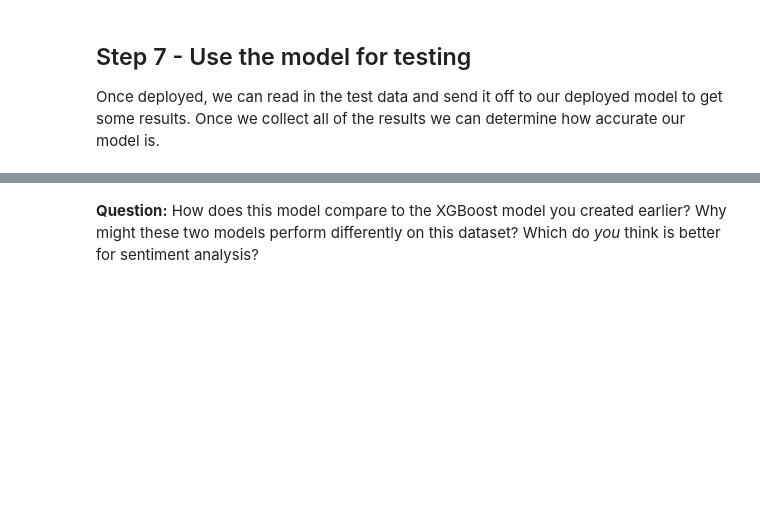
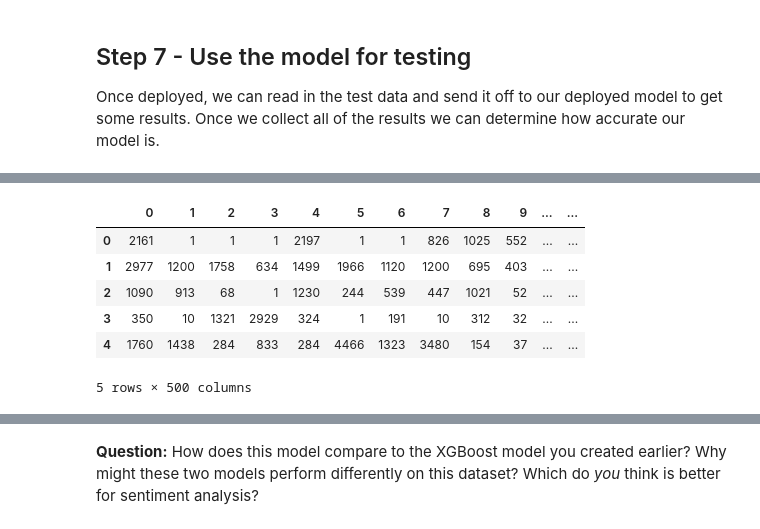
Before and after one commit to bridgecrew-perf6/udacity_sentimen_analysis_deployment, a Jupyter notebook: SageMaker Project.ipynb, the cells around one changed output, grey strips where cells are left out. Saved outputs shown, nothing was run; the diff lists cells and outputs as text; code cells hidden in the pictures; blank space fills up the shorter version.

```diff
--- a/SageMaker Project.ipynb
+++ b/SageMaker Project.ipynb
@@ -556,2 +599,12 @@ Once deployed, we can read in the test data and send it off to our deployed mode
+# %%
+pd.DataFrame(test_X).head()
+# %% [output]
+|  | 0 | 1 | 2 | 3 | 4 | 5 | 6 | 7 | 8 | 9 | ... | ... |
+| 0 | 2161 | 1 | 1 | 1 | 2197 | 1 | 1 | 826 | 1025 | 552 | ... | ... |
+| 1 | 2977 | 1200 | 1758 | 634 | 1499 | 1966 | 1120 | 1200 | 695 | 403 | ... | ... |
+| 2 | 1090 | 913 | 68 | 1 | 1230 | 244 | 539 | 447 | 1021 | 52 | ... | ... |
+| 3 | 350 | 10 | 1321 | 2929 | 324 | 1 | 191 | 10 | 312 | 32 | ... | ... |
+| 4 | 1760 | 1438 | 284 | 833 | 284 | 4466 | 1323 | 3480 | 154 | 37 | ... | ... |
+5 rows × 500 columns
 # %%
 test_X = pd.concat([pd.DataFrame(test_X_len), pd.DataFrame(test_X)], axis=1)
```
Also changed, not shown: parts of 9 cells of this notebook, 1 other file.
